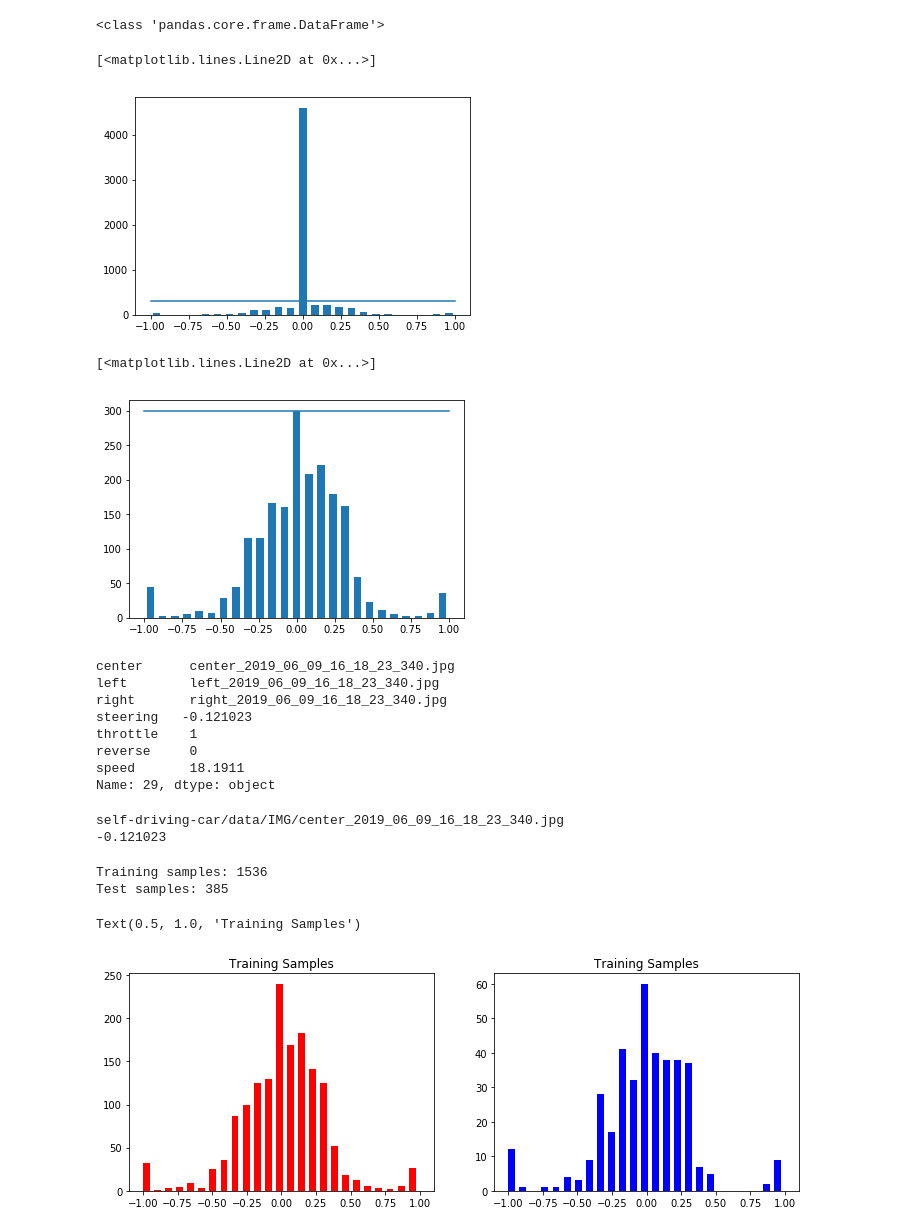
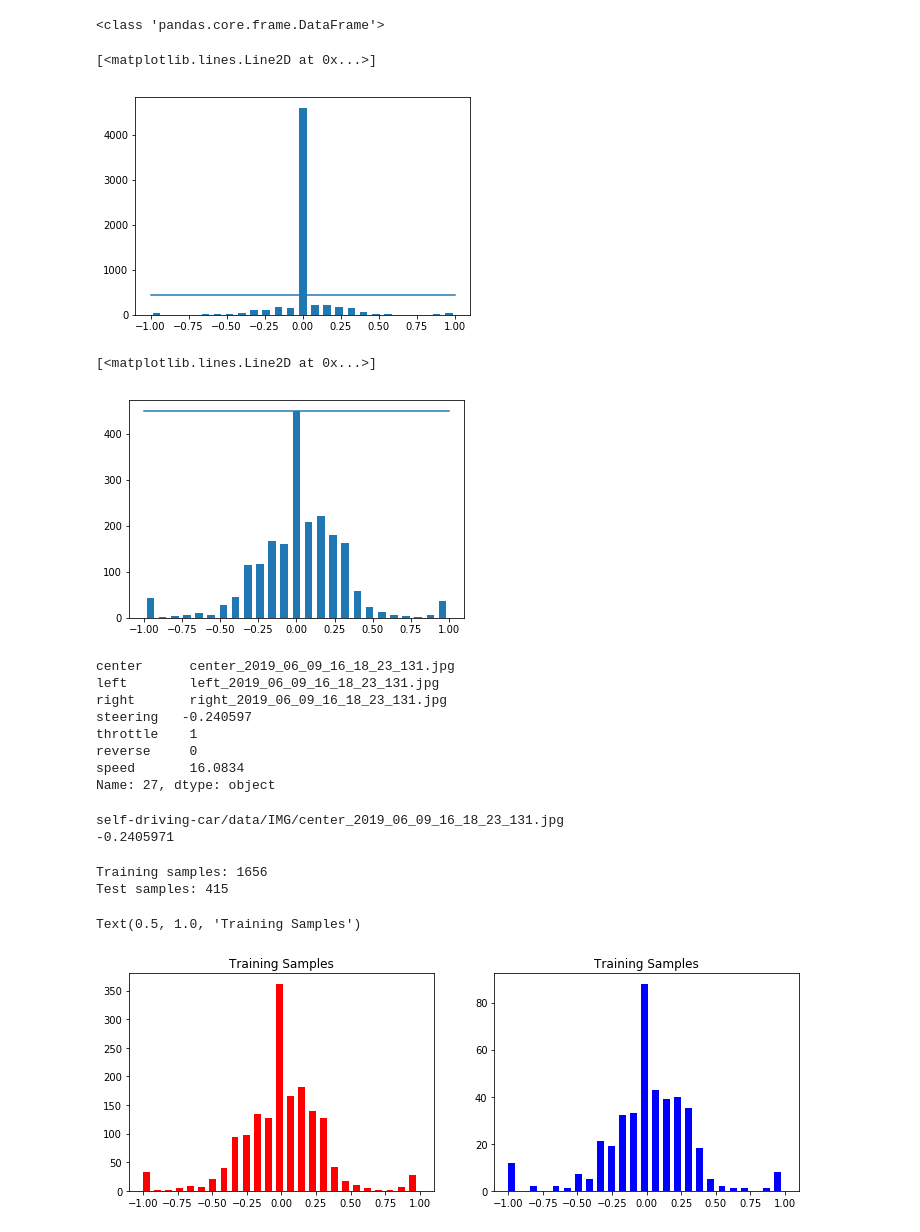
Before and after one commit to thishandp7/self-driving-car, a Jupyter notebook: cnn_self_driving_car.ipynb, the cells around one changed output. Drawn from its saved outputs; the diff is of its cells as text; code cells hidden in the pictures.

```diff
--- a/cnn_self_driving_car.ipynb
+++ b/cnn_self_driving_car.ipynb
@@ -84,14 +77,14 @@ print(type(data))
 <class 'pandas.core.frame.DataFrame'>
 # %%
 num_bins = 25
-num_samples = 300
+num_samples = 450
 hist, bins = np.histogram(data['steering'], num_bins)
 center = (bins[:-1] + bins[1:]) * 0.5
 plt.bar(center, hist, width=0.05)
 plt.plot((np.min(data['steering']), np.max(data['steering'])), (num_samples, num_samples))
 # %% [output]
 [<matplotlib.lines.Line2D at 0x...>]
-[figure, old version]
+[figure, new version]
 # %%
 remove_list = []
 
@@ -113,18 +106,18 @@ plt.bar(center, hist, width=0.05)
 plt.plot((np.min(data_updated['steering']), np.max(data_updated['steering'])), (num_samples, num_samples))
 # %% [output]
 [<matplotlib.lines.Line2D at 0x...>]
-[figure, old version]
+[figure, new version]
 # %%
 print(data_updated.iloc[8])
 # %% [output]
-center      center_2019_06_09_16_18_23_340.jpg
-left        left_2019_06_09_16_18_23_340.jpg
-right       right_2019_06_09_16_18_23_340.jpg
-steering   -0.121023
+center      center_2019_06_09_16_18_23_131.jpg
+left        left_2019_06_09_16_18_23_131.jpg
+right       right_2019_06_09_16_18_23_131.jpg
+steering   -0.240597
 throttle    1
 reverse     0
-speed       18.1911
-Name: 29, dtype: object
+speed       16.0834
+Name: 27, dtype: object
 # %%
 def load_img_steering(dir, df):
   img_path = []
@@ -146,15 +139,15 @@ image_paths, steering = load_img_steering(datadir + '/IMG', data_updated)
 print(image_paths[8])
 print(steering[8])
 # %% [output]
-self-driving-car/data/IMG/center_2019_06_09_16_18_23_340.jpg
--0.121023
+self-driving-car/data/IMG/center_2019_06_09_16_18_23_131.jpg
+-0.2405971
 # %%
 X_train, X_valid, y_train, y_valid = train_test_split(image_paths, steering, test_size = 0.2, random_state=6)
 
 print('Training samples: {}\nTest samples: {}'.format(len(X_train), len(y_valid)))
 # %% [output]
-Training samples: 1536
-Test samples: 385
+Training samples: 1656
+Test samples: 415
 # %%
 fig, axs = plt.subplots(1, 2, figsize=(12 ,4))
 
@@ -165,7 +158,7 @@ axs[1].hist(y_valid, bins=num_bins, width=0.05, color='b')
 axs[1].set_title('Training Samples')
 # %% [output]
 Text(0.5, 1.0, 'Training Samples')
-[figure, old version]
+[figure, new version]
 # %%
 def zoom(img):
   zoom = iaa.Affine(scale=(1, 1.3))
```
Also changed, not shown: parts of 12 cells of this notebook.
